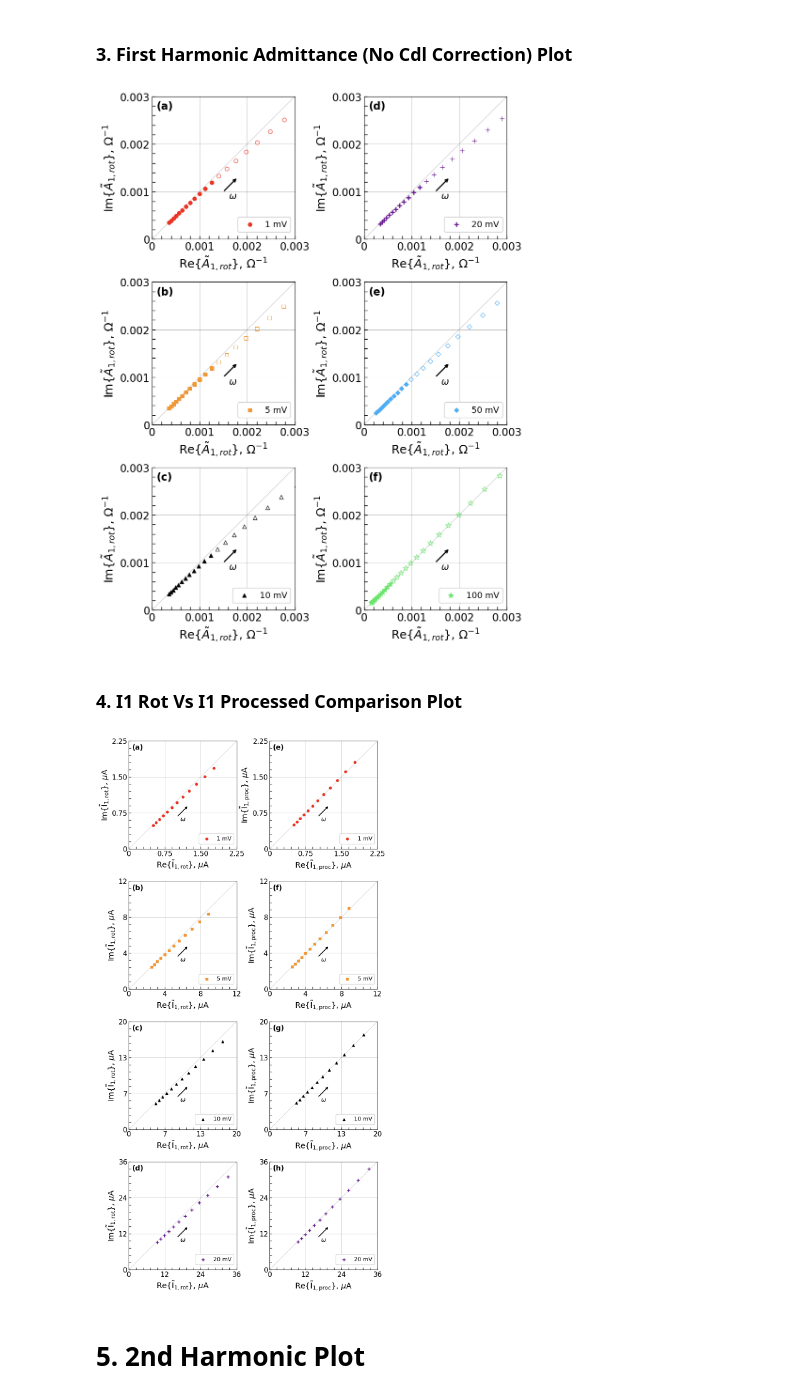
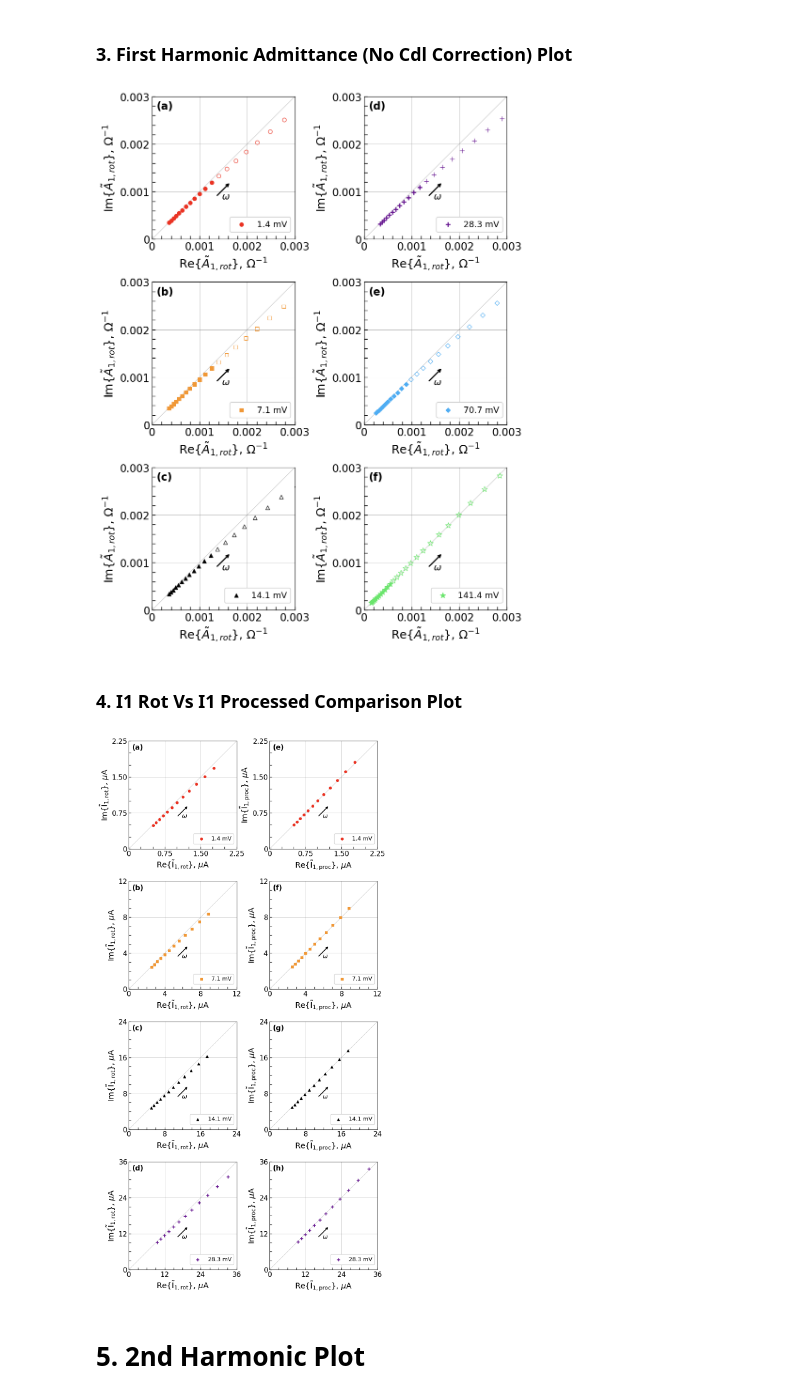
Before and after one commit to lauren8040/NLEIS-Ferri-Ferrocyanide-Modelling, a Jupyter notebook: jupyter/Figures/Rotation and Processed Currents/Rotation_and_Processed_Plots.ipynb, the cells around one changed output. Drawn from its saved outputs; the diff is of its cells as text; code cells hidden in the pictures.

```diff
--- a/jupyter/Figures/Rotation and Processed Currents/Rotation_and_Processed_Plots.ipynb
+++ b/jupyter/Figures/Rotation and Processed Currents/Rotation_and_Processed_Plots.ipynb
@@ -39,14 +40,14 @@ def generate_dataframe(filepath,real_data_col,imag_data_col):
     '''
 
     df_t = pd.read_csv(filepath)
-    cols = ["Freq","File Number","Modulation",real_data_col,imag_data_col]
+    cols = ["Freq","File Number","Modulation (RMS)",real_data_col,imag_data_col]
     df_t = df_t[cols]
     mod_order = ["1mV", "5mV", "10mV", "20mV", "50mV", "100mV"]
 
     #Create new data columns for each modulation amplitude
     df = df_t.pivot(
         index="Freq",
-        columns=["Modulation", "File Number"],
+        columns=["Modulation (RMS)", "File Number"],
         values=[real_data_col, imag_data_col]
     )
     # Enforce modulation order and full (Real/Imag × Modulation × File) column structure
@@ -151,7 +233,8 @@ fig, ax = plt.subplots(figsize=(10, 10))
 # Plot Variables
 frequency = df["Freq"]
 file_num = "1"
-labels = ["1 mV", "5 mV", "10 mV", "20 mV", "50 mV", "100 mV"]
+labels = [1, 5, 10, 20, 50, 100]
+labels = [f"{round(x*np.sqrt(2),1)} mV" for x in labels]
 names = ["1mV","5mV","10mV","20mV","50mV","100mV"]
 markers = ["o", "s", "^", "+", "D", "*"]
 colors = [(234, 51, 35), (240, 152, 55), (0, 0, 0), (103, 23, 145), (79, 173, 243), (106, 229, 108)]
@@ -321,7 +404,8 @@ frequency = df["Freq"]
 length = len(df.columns)
 num_freq = len(frequency)
 end = num_freq - 12
-labels = ["1 mV", "5 mV", "10 mV", "20 mV", "50 mV", "100 mV"]
+labels = [1, 5, 10, 20, 50, 100]
+labels = [f"{round(x*np.sqrt(2),1)} mV" for x in labels]
 markers = ["o", "s", "^", "+", "D", "*"]
 colors = [(234, 51, 35), (240, 152, 55), (0, 0, 0), (103, 23, 145), (79, 173, 243), (106, 229, 108)]
 subplot_labels = ['(a)', '(b)', '(c)', '(d)', '(e)', '(f)']
@@ -364,8 +448,6 @@ for count in range(0,len(sizes)):
     ax.grid(True, which='major', linestyle='-', linewidth=0.5, color='gray', alpha=0.7)
     ax.xaxis.set_major_locator(ticker.MultipleLocator(0.001))
     ax.yaxis.set_major_locator(ticker.MultipleLocator(0.001))
-    ax.xaxis.set_minor_locator(ticker.MultipleLocator(0.0005))
-    ax.yaxis.set_minor_locator(ticker.MultipleLocator(0.0005))
     ax.minorticks_on()
 
     # Remove Decimals on 0 at Origin
@@ -383,27 +465,24 @@ for count in range(0,len(sizes)):
     ax.legend(fontsize=13, loc="lower right", bbox_to_anchor=(1, 0.02),framealpha=1)
 
     # Arrow annotation for increasing omega
-    arrow_start = 0.0015
-    arrow_end = 0.0018
-    offset = -0.0005  # shift below the diagonal
+    arrow_frac_start = 0.45
+    arrow_frac_end   = 0.55
+    offset_frac = -0.15  # downward offset
 
-    # Draw arrow
-    ax.annotate("",
-                xy=(arrow_end, arrow_end + offset),  # arrow tip
-                xytext=(arrow_start, arrow_start + offset),  # arrow tail
-                arrowprops=dict(arrowstyle='->', color='black', lw=1.8))
-
-    # Add separate label below the arrow
-    ax.text((arrow_start + arrow_end) / 2 + 0.00005,  # midpoint x
-            (arrow_start + arrow_end) / 2 + offset - 0.00015,  # slightly below arrow
-            r'$\omega$', ha='center', va='top', fontsize=14)
+    add_fraction_diagonal_arrow(ax,
+            start_frac = arrow_frac_start,
+            end_frac = arrow_frac_end,
+            offset_frac= offset_frac,
+            label=r'$\omega$',
+            fontsize=14,
+            lw=1.8)
 
 plt.tight_layout()
 plt.subplots_adjust(wspace=0, hspace=0.3)
 plt.savefig(f"S4_First_Harmonic_2nd_Order_Admittance_Near_Origin.png",dpi=500, bbox_inches='tight', pad_inches=0.1)
 plt.show()
 # %% [output]
-[figure, old version]
+[figure, new version]
 # %% [markdown]
 ### 4. I1 Rot Vs I1 Processed Comparison Plot
 # %%
@@ -417,16 +496,19 @@ length = len(df3.columns) - 4  # removing 50 mV, 100 mV, and two times
 num_freq = len(frequency)
 end = num_freq - 12
 
-labels = ["1 mV", "5 mV", "10 mV", "20 mV"]
+labels = [1, 5, 10, 20, 50, 100]
+labels = [f"{round(x*np.sqrt(2),1)} mV" for x in labels]
 markers = ["o", "s", "^", "+"]
 colors = [(234, 51, 35), (240, 152, 55), (0, 0, 0), (103, 23, 145)]
 subplot_labels = ['(a)', '(b)', '(c)', '(d)', '(e)', '(f)', '(g)', '(h)']
 sizes = [35, 30, 35, 45]
 
-lim = [2.25E-6, 1.2E-5, 2E-5, 3.6E-5]
+lim = [2.25E-6, 1.2E-5, 2.4E-5, 3.6E-5]
 voltages = [1, 5, 10, 20, 50, 100]
 voltages = [x * 1e-3 for x in voltages]
 names = ["1mV", "5mV", "10mV", "20mV"]
+major_ticks = [0.75E-6,0.4E-5,0.8E-5,1.2E-5,]
+minor_ticks = [0.25E-6,0.1E-5,0.2E-5,0.3E-5]
 
 count = 0
 
@@ -438,6 +520,8 @@ for k in range(2):  # k = 0 (original), k = 1 (Cdl corrected)
         color_val = tuple(x / 255 for x in colors[t_count])
         size = sizes[t_count]
         name = names[t_count]
+        major_tick = major_ticks[t_count]
+        minor_tick = minor_ticks[t_count]
         if k == 0:
             real_I = df3[f"Re{{I1}} Rot, {name} (File {file_num})"].iloc[end:]
             imag_I = df3[f"Im{{I1}} Rot, {name} (File {file_num})"].iloc[end:]
@@ -474,10 +558,10 @@ for k in range(2):  # k = 0 (original), k = 1 (Cdl corrected)
         num_major_ticks = 3
         major_tick_x = xlim / num_major_ticks
         major_tick_y = ylim / num_major_ticks
-        ax.xaxis.set_major_locator(ticker.MultipleLocator(major_tick_x))
-        ax.yaxis.set_major_locator(ticker.MultipleLocator(major_tick_y))
-        ax.xaxis.set_minor_locator(ticker.MultipleLocator(major_tick_x / 5))
-        ax.yaxis.set_minor_locator(ticker.MultipleLocator(major_tick_y / 5))
+        ax.xaxis.set_major_locator(ticker.MultipleLocator(major_tick))
+        ax.yaxis.set_major_locator(ticker.MultipleLocator(major_tick))
+        ax.xaxis.set_minor_locator(ticker.MultipleLocator(minor_tick))
+        ax.yaxis.set_minor_locator(ticker.MultipleLocator(minor_tick))
 
         # --- Custom formatter to scale by 10^-6 ---
         def make_micro_formatter(count):
@@ -489,46 +573,41 @@ for k in range(2):  # k = 0 (original), k = 1 (Cdl corrected)
             return micro_formatter
 
         ax.xaxis.set_major_formatter(ticker.FuncFormatter(make_micro_formatter(count)))
         ax.yaxis.set_major_formatter(ticker.FuncFormatter(make_micro_formatter(count)))
 
         # --- Tick appearance ---
         ax.tick_params(which='minor', labelbottom=False, labelleft=False, direction='in')
         ax.tick_params(which='minor', length=5, width=1, color='black', direction='in')
         ax.tick_params(which='major', direction='in', labelsize=16, length=5, width=1)
 
         # --- Subplot label and legend ---
         ax.text(0.03, 0.97, subplot_labels[count], transform=ax.transAxes,
                 fontsize=16, fontweight='bold', va='top', ha='left')
         ax.legend(fontsize=13, loc="lower right", bbox_to_anchor=(1, 0.02), framealpha=1)
 
         # --- Arrow annotation for increasing omega (dynamic, lower) ---
         arrow_frac_start = 0.45
         arrow_frac_end   = 0.55
         x_range = xlim
         y_range = ylim
         offset_frac = -0.15  # downward offset
 
-        arrow_start = arrow_frac_start * x_range
-        arrow_end   = arrow_frac_end * x_range
-        offset = offset_frac * y_range
-
-        ax.annotate("",
-                    xy=(arrow_end, arrow_end + offset),
-                    xytext=(arrow_start, arrow_start + offset),
-                    arrowprops=dict(arrowstyle='->', color='black', lw=1.8))
-
-        ax.text((arrow_start + arrow_end) / 2,
-                (arrow_start + arrow_end) / 2 + offset - 0.05*y_range,
-                r'$\omega$', ha='center', va='top', fontsize=14)
+        add_fraction_diagonal_arrow(ax,
+                start_frac = arrow_frac_start,
+                end_frac = arrow_frac_end,
+                offset_frac= offset_frac,
+                label=r'$\omega$',
+                fontsize=14,
+                lw=1.8)
 
         count += 1
 
 plt.tight_layout()
 plt.subplots_adjust(wspace=0, hspace=0.3)
 plt.savefig(f"S1_First_Harmonic_Rot_Proc_Current_Comparison.png",dpi=500, bbox_inches='tight', pad_inches=0.1)
 plt.show()
 # %% [output]
-[figure, old version]
+[figure, new version]
 # %% [markdown]
 # 5. 2nd Harmonic Plot
 # %%
```
Also changed, not shown: parts of 4 cells of this notebook, 21 other files.
